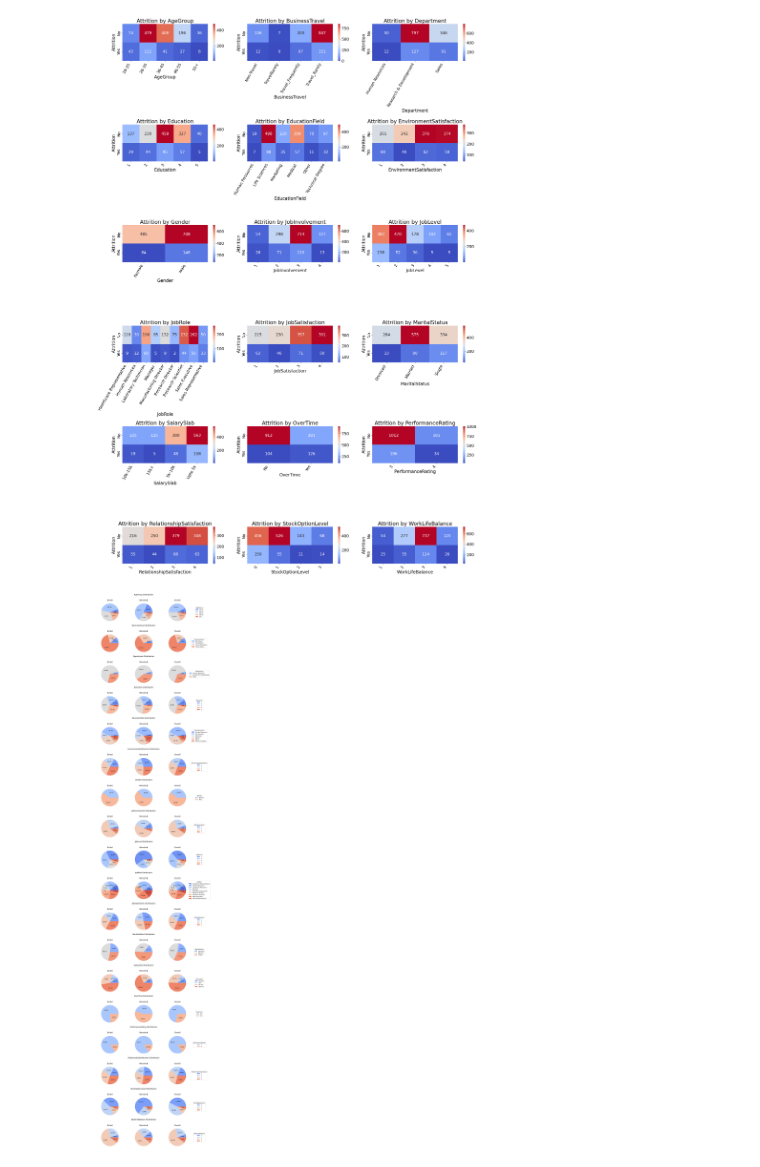
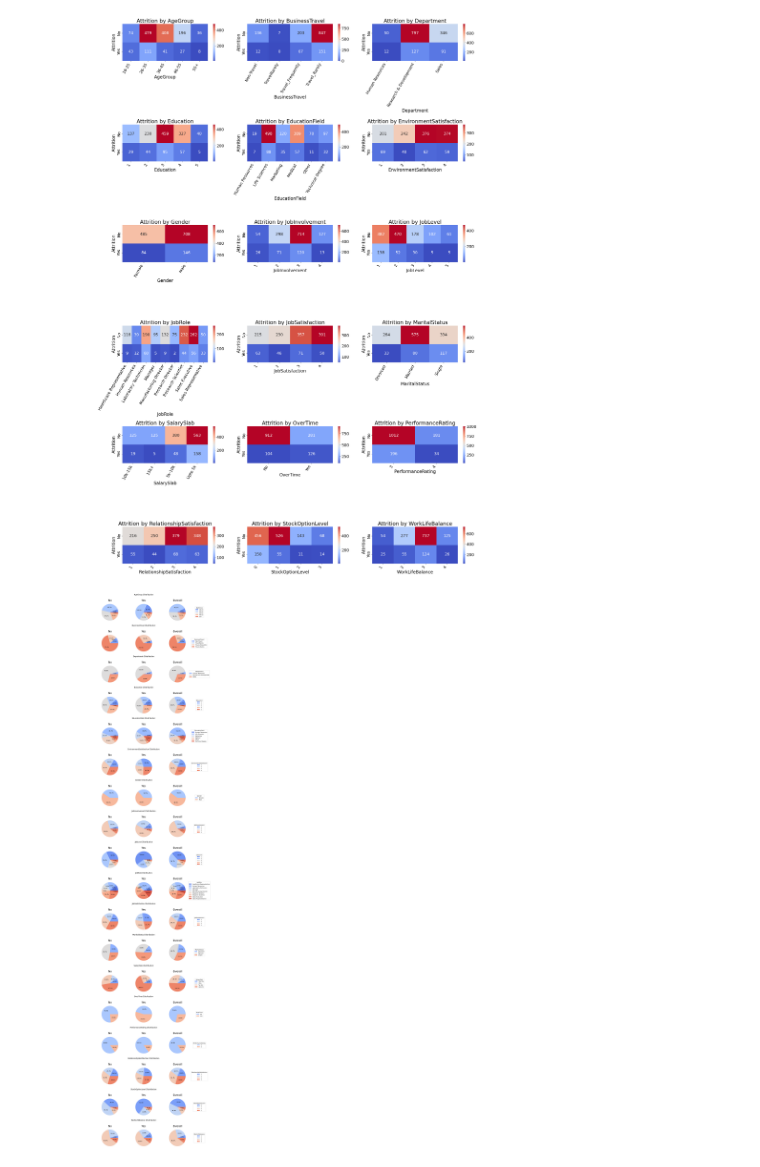
Before and after one commit to SethMoffat/Project_1, a Jupyter notebook: explore.ipynb, the cells around one changed output. Saved outputs shown, nothing was run; the diff lists cells and outputs as text; code cells hidden in the pictures.

```diff
--- a/explore.ipynb
+++ b/explore.ipynb
@@ -311,33 +298,33 @@ for i, col in enumerate(cat_cols):
 
     # Group data by Attrition and the current categorical column
     attrition_by_col = df.groupby(['Attrition', col]).size().unstack(fill_value=0)
 
     # Create pie chart for "No" in Attrition
     no_counts = attrition_by_col.loc['No']
     ax_no = fig.add_subplot(gs[i * 2 + 1, 0])  # First column for "No" pie chart
     ax_no.pie(no_counts, autopct='%1.1f%%', colors=sns.color_palette('coolwarm', len(no_counts)))
-    ax_no.set_title(f'Exited')
+    ax_no.set_title(f'No')
 
     # Create pie chart for "Yes" in Attrition
     yes_counts = attrition_by_col.loc['Yes']
     ax_yes = fig.add_subplot(gs[i * 2 + 1, 1])  # Second column for "Yes" pie chart
     ax_yes.pie(yes_counts, autopct='%1.1f%%', colors=sns.color_palette('coolwarm', len(yes_counts)))
-    ax_yes.set_title(f'Remained')
+    ax_yes.set_title(f'Yes')
 
     # Create pie chart for overall distribution
     total_counts = no_counts + yes_counts
     ax_total = fig.add_subplot(gs[i * 2 + 1, 2])  # Third column for overall pie chart
     wedges_total, texts_total, autotexts_total = ax_total.pie(total_counts, autopct="%1.1f%%", colors=sns.color_palette('coolwarm', len(total_counts)))
     ax_total.set_title(f'Overall')
     # ax_total.legend(wedges_total, total_counts.index, title=col, loc='center left')
 
     # Add a legend in the last column
     ax_legend = fig.add_subplot(gs[i * 2 + 1, 3])  # Fourth column for the legend
     ax_legend.legend(wedges_total, total_counts.index, title=col, loc='center')
     ax_legend.axis('off')  # Hide axes around legend
 
 # Adjust layout to avoid overlap
 plt.tight_layout()
 plt.show()
 # %% [output]
-[figure, old version]
+[figure, new version]
```
Also changed, not shown: parts of 4 cells of this notebook.
